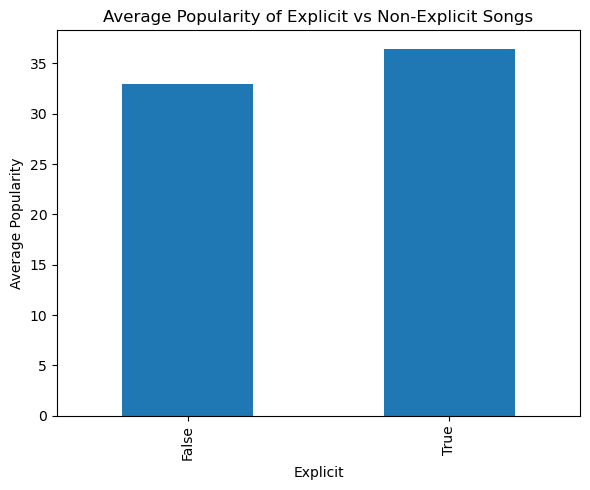
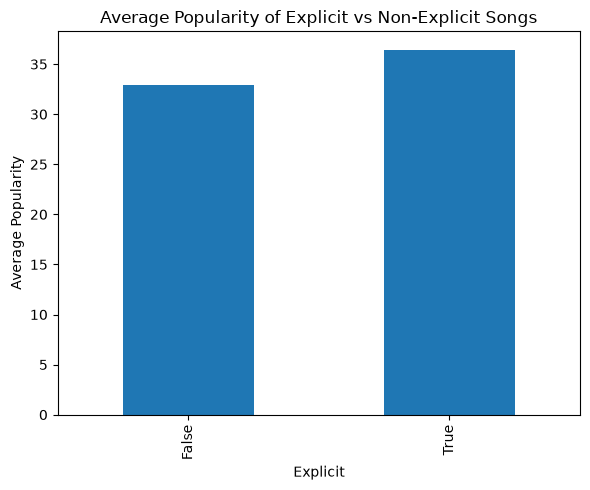
The notebook cell's code change between the first figure and the second:
--- before
+++ after
@@ -1,5 +1,7 @@
+fig, ax = plt.subplots(figsize=(6,5))
+
 explicit_popularity = df.groupby("explicit")["popularity"].mean()
 
-ax = explicit_popularity.plot(kind="bar", figsize=(6,5))
+explicit_popularity.plot(kind="bar", ax=ax)
 
 ax.set_title("Average Popularity of Explicit vs Non-Explicit Songs")
@@ -7,7 +9,7 @@
 ax.set_ylabel("Average Popularity")
 
-plt.tight_layout()
+fig.tight_layout()
 
-plt.savefig("../visuals/explicit_vs_popularity.png", dpi=300)
+fig.savefig("../visuals/explicit_vs_popularity.png", dpi=300)
 
 plt.show()

Commit: Add Streamlit dashboard